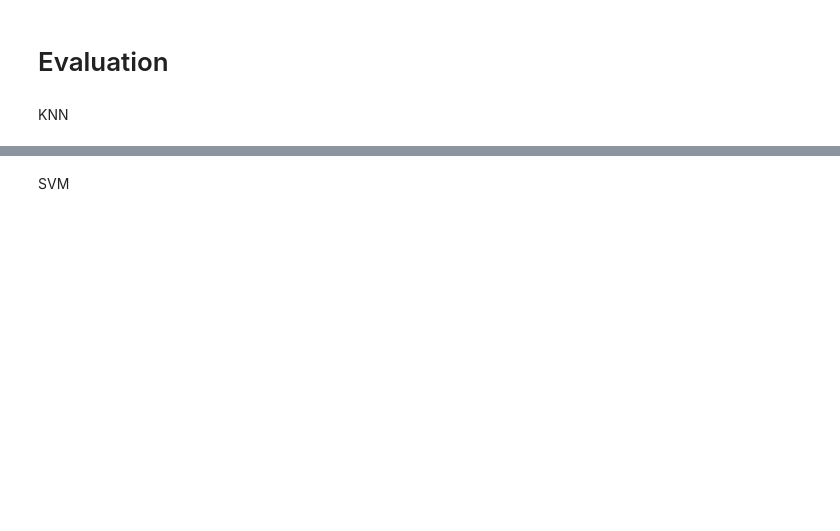
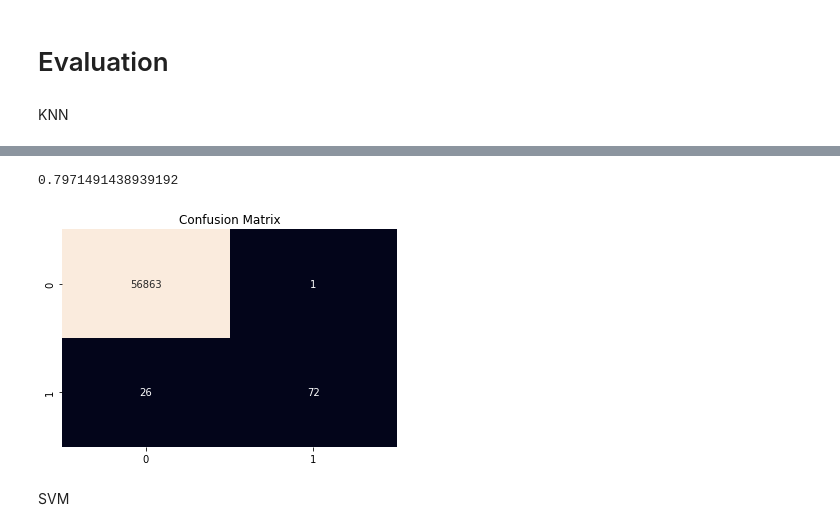
Before and after one commit to mahdialipoo/Project5_AI, a Jupyter notebook: hw5-ai.ipynb, the cells around one changed output, grey strips where cells are left out. Cells and saved outputs as stored; diff of their text form; code cells hidden in the pictures; blank space fills up the shorter version.

```diff
--- a/hw5-ai.ipynb
+++ b/hw5-ai.ipynb
@@ -102,3 +104,17 @@ knn_disp = RocCurveDisplay.from_estimator(neigh, X_test, y_test)
+# %%
+y_score_knn = neigh.predict_proba(X_test)[:, 1]
+average_precision = average_precision_score(y_test, y_score_knn)
+print(average_precision)
+# %% [output]
+0.7971491438939192
+# %%
+y_pred_knn = neigh.predict(X_test)
+confusion_matrix = confusion_matrix(y_test, y_pred_knn.round())
+sns.heatmap(confusion_matrix, annot=True, fmt="d", cbar = False)
+plt.title("Confusion Matrix")
+plt.show()
+# %% [output]
+[figure, added]
 # %% [markdown]
 SVM
 # %%
```
Also changed, not shown: parts of 13 cells of this notebook.
